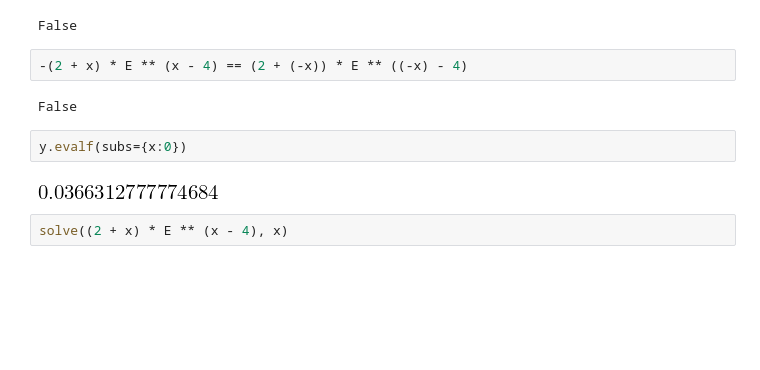
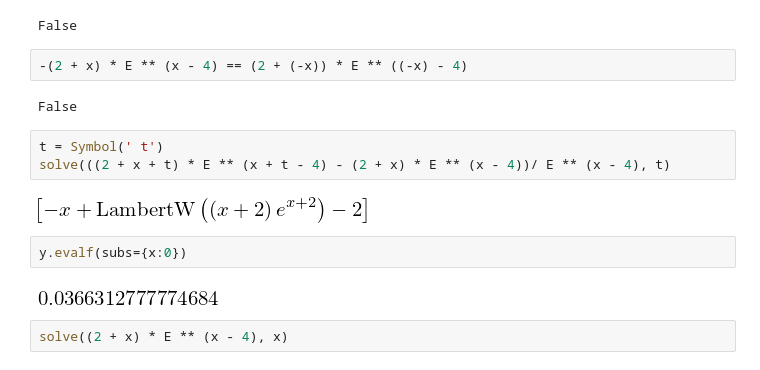
Before and after one commit to OlgaBelitskaya/math_20182019, a Jupyter notebook: mathanalysis_standardcalc209-215.ipynb, the cells around one changed output. Drawn from its saved outputs; the diff is of its cells as text; blank space fills up the shorter version.

```diff
--- a/mathanalysis_standardcalc209-215.ipynb
+++ b/mathanalysis_standardcalc209-215.ipynb
@@ -644,6 +685,11 @@ False
 -(2 + x) * E ** (x - 4) == (2 + (-x)) * E ** ((-x) - 4)
 # %% [output]
 False
+# %%
+t = Symbol(' t')
+solve(((2 + x + t) * E ** (x + t - 4) - (2 + x) * E ** (x - 4))/ E ** (x - 4), t)
+# %% [output]
+[figure, added]
 # %%
 y.evalf(subs={x:0})
 # %% [output]
```
Also changed, not shown: parts of 4 cells of this notebook.
